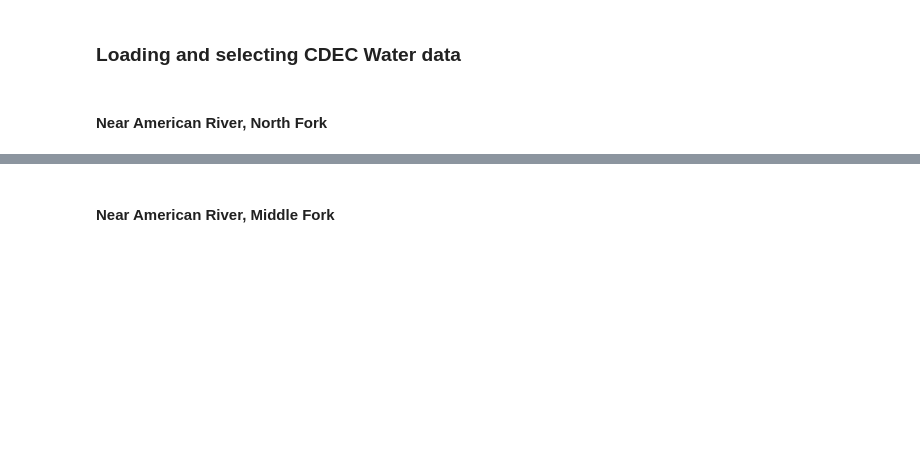
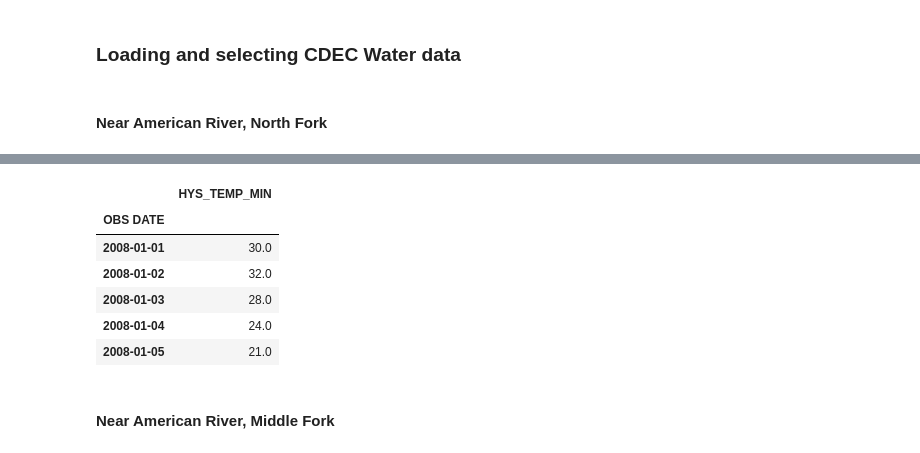
Before and after one commit to lauren-alexandra/basin-inflow-dnn, a Jupyter notebook: weather-informed-reservoir-operation.ipynb, the cells around one changed output, grey strips where cells are left out. Saved outputs shown, nothing was run; the diff lists cells and outputs as text; code cells hidden in the pictures; blank space fills up the shorter version.

```diff
--- a/weather-informed-reservoir-operation.ipynb
+++ b/weather-informed-reservoir-operation.ipynb
@@ -333,3 +375,23 @@ HYS_TEMP_MIN['OBS DATE'] = pd.to_datetime(HYS_TEMP_MIN['OBS DATE']).dt.date
+# %%
+# Reset value name for df merge
+
+HYS_PRECIP_ACC_DF.rename(columns={"VALUE": "HYS_PRECIP_ACC"}, inplace=True)
+HYS_PRECIP_INCR_DF.rename(columns={"VALUE": "HYS_PRECIP_INCR"}, inplace=True)
+HYS_SNOW_DEPTH_DF.rename(columns={"VALUE": "HYS_SNOW_DEPTH"}, inplace=True)
+HYS_SNOW_WATER_CONTENT_DF.rename(columns={"VALUE": "HYS_SNOW_WATER_CONTENT"}, inplace=True)
+HYS_TEMP_AVG_DF.rename(columns={"VALUE": "HYS_TEMP_AVG"}, inplace=True)
+HYS_TEMP_MAX_DF.rename(columns={"VALUE": "HYS_TEMP_MAX"}, inplace=True)
+HYS_TEMP_MIN_DF.rename(columns={"VALUE": "HYS_TEMP_MIN"}, inplace=True)
+# %%
+HYS_TEMP_MIN_DF.head()
+# %% [output]
+|  | HYS_TEMP_MIN |
+| OBS DATE |  |
+| 2008-01-01 | 30.0 |
+| 2008-01-02 | 32.0 |
+| 2008-01-03 | 28.0 |
+| 2008-01-04 | 24.0 |
+| 2008-01-05 | 21.0 |
 # %% [markdown]
 #### Near American River, Middle Fork
 # %%
```
Also changed, not shown: parts of 24 cells of this notebook.
